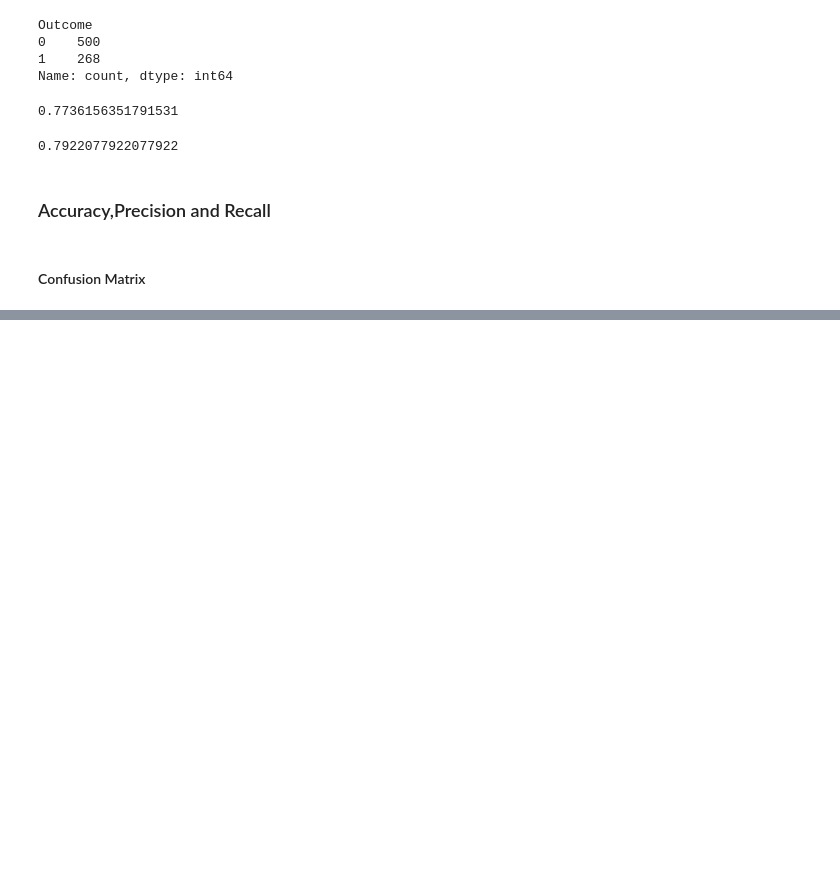
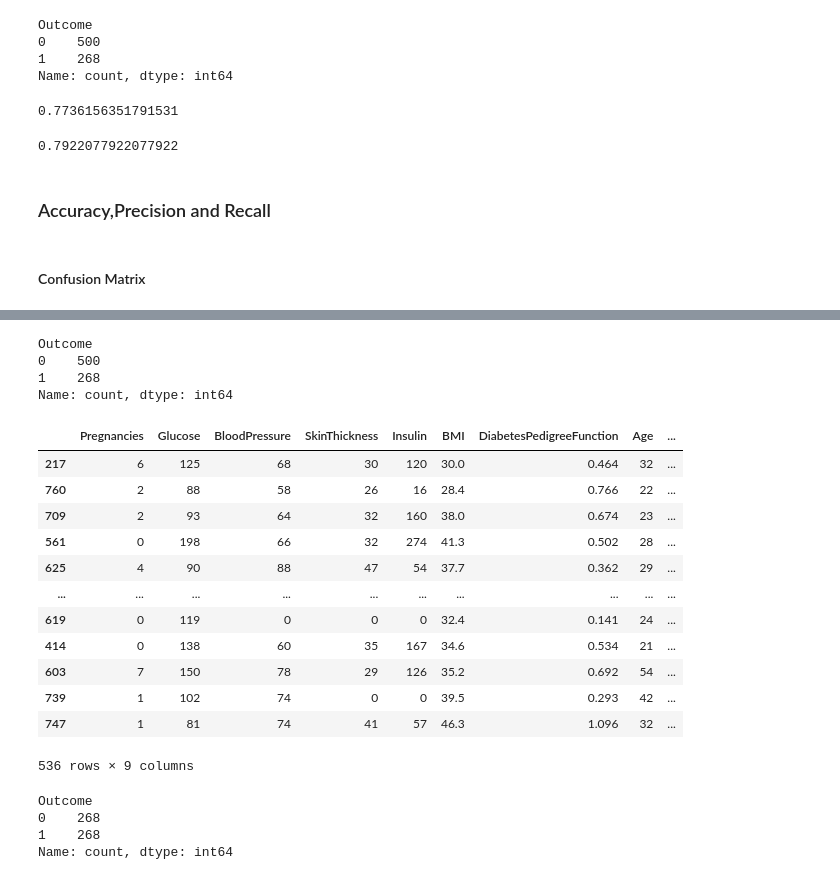
Before and after one commit to Khuzaima-Coding/Mchaine-Learning-Practice-work, a Jupyter notebook: class4 PRC(Classification-LogisticRegression).ipynb, the cells around one changed output, grey strips where cells are left out. Cells and saved outputs as stored; diff of their text form; code cells hidden in the pictures; blank space fills up the shorter version.

```diff
--- a/class4 PRC(Classification-LogisticRegression).ipynb
+++ b/class4 PRC(Classification-LogisticRegression).ipynb
@@ -155,0 +219,36 @@ accuracy_score(y_test,y_pred_test)
+# %%
+data.Outcome.value_counts()
+# %% [output]
+Outcome
+0    500
+1    268
+Name: count, dtype: int64
+# %%
+class_0=data[data.Outcome==0].sample(268)
+# %%
+class_1=data[data.Outcome==1].sample(268)
+# %%
+data1=pd.concat([class_0,class_1]).sample(536)
+# %%
+data1
+# %% [output]
+|  | Pregnancies | Glucose | BloodPressure | SkinThickness | Insulin | BMI | DiabetesPedigreeFunction | Age | ... |
+| 217 | 6 | 125 | 68 | 30 | 120 | 30.0 | 0.464 | 32 | ... |
+| 760 | 2 | 88 | 58 | 26 | 16 | 28.4 | 0.766 | 22 | ... |
+| 709 | 2 | 93 | 64 | 32 | 160 | 38.0 | 0.674 | 23 | ... |
+| 561 | 0 | 198 | 66 | 32 | 274 | 41.3 | 0.502 | 28 | ... |
+| 625 | 4 | 90 | 88 | 47 | 54 | 37.7 | 0.362 | 29 | ... |
+| ... | ... | ... | ... | ... | ... | ... | ... | ... | ... |
+| 619 | 0 | 119 | 0 | 0 | 0 | 32.4 | 0.141 | 24 | ... |
+| 414 | 0 | 138 | 60 | 35 | 167 | 34.6 | 0.534 | 21 | ... |
+| 603 | 7 | 150 | 78 | 29 | 126 | 35.2 | 0.692 | 54 | ... |
+| 739 | 1 | 102 | 74 | 0 | 0 | 39.5 | 0.293 | 42 | ... |
+| 747 | 1 | 81 | 74 | 41 | 57 | 46.3 | 1.096 | 32 | ... |
+536 rows × 9 columns
+# %%
+data1.Outcome.value_counts()
+# %% [output]
+Outcome
+0    268
+1    268
+Name: count, dtype: int64
```
Also changed, not shown: parts of 48 cells of this notebook, 2 other files.
